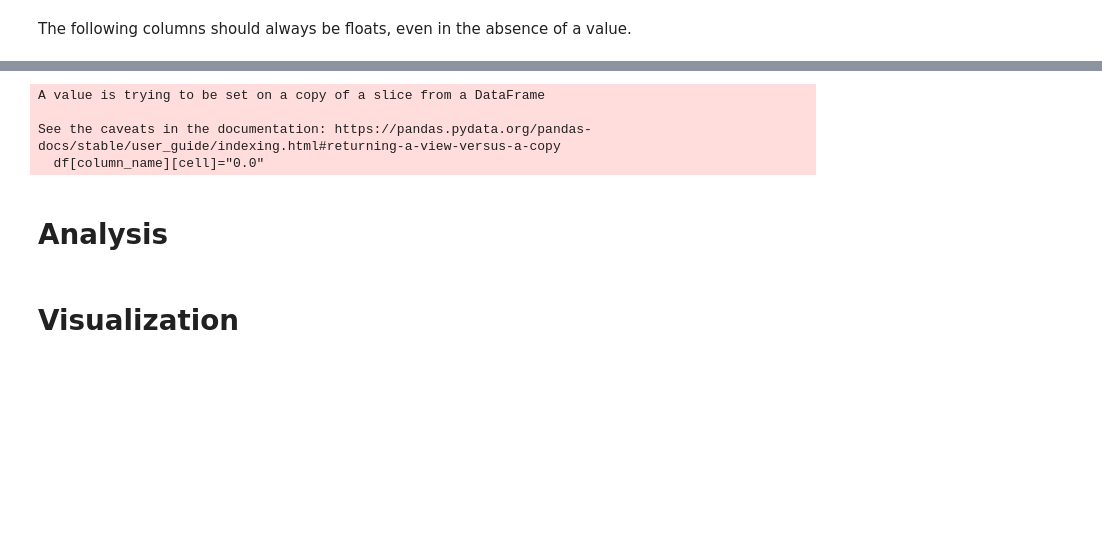
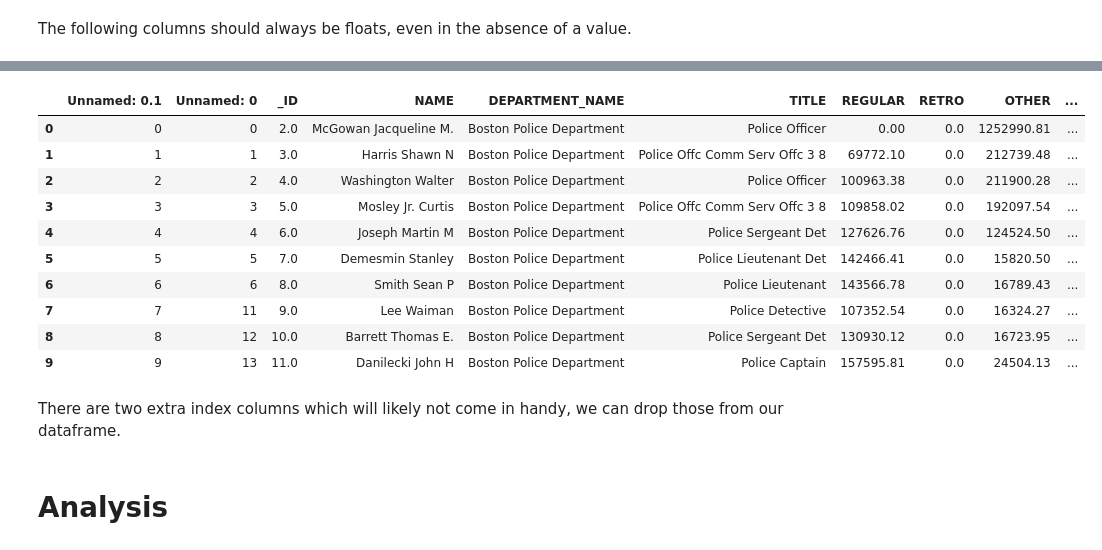
Before and after one commit to atomdog/CBBA, a Jupyter notebook: Final PDF addendum.ipynb, the cells around one changed output, grey strips where cells are left out. Cells and saved outputs as stored; diff of their text form; code cells hidden in the pictures; blank space fills up the shorter version.

Commit message:
deliverable ipynb analysis, data cis spotless

```diff
--- a/Final PDF addendum.ipynb
+++ b/Final PDF addendum.ipynb
@@ -28,7 +28,7 @@ rather than
 ','
 # %%
 
-df = pd.read_csv('deliverable/historical_pay.csv',sep='\t', encoding='utf-8')
+df = pd.read_csv('deliverable/historicalpay.csv',sep='\t', encoding='utf-8')
 df.head(10)
 # %% [output]
 |  | Unnamed: 0.1 | Unnamed: 0 | _ID | NAME | DEPARTMENT_NAME | TITLE | REGULAR | RETRO | OTHER | ... |
@@ -59,21 +67,20 @@ numeric_columns = [  'REGULAR',
 # %%
+
 for column_name in numeric_columns:
-    df[column_name]=df[column_name].astype(str)
-    df[column_name] = df[column_name].str.replace(" ","")
-    df[column_name] = df[column_name].str.replace("None","0.0")
-    #df[column_name]=pd.to_numeric(df[column_name], downcast='float')
-    #df=df[df[column_name].str.contains('[a-zA-Z]')  == False]
-
-    for cell in range(0, len(df[column_name])):
-        if("." not in df[column_name][cell] or "" not in df[column_name][cell]):
-            df[column_name][cell]="0.0"
-
-    df[column_name]=pd.to_numeric(df[column_name], downcast='float')
+    df[column_name] = pd.to_numeric(df[column_name], errors='ignore')
     df[column_name]=df[column_name].astype(float)
-df.head()
-df.to_csv("cleaned.csv", sep='\t', encoding='utf-8')
+df.head(10)
 # %% [output]
-A value is trying to be set on a copy of a slice from a DataFrame
-
-See the caveats in the documentation: https://pandas.pydata.org/pandas-docs/stable/user_guide/indexing.html#returning-a-view-versus-a-copy
-  df[column_name][cell]="0.0"
+|  | Unnamed: 0.1 | Unnamed: 0 | _ID | NAME | DEPARTMENT_NAME | TITLE | REGULAR | RETRO | OTHER | ... |
+| 0 | 0 | 0 | 2.0 | McGowan Jacqueline M. | Boston Police Department | Police Officer | 0.00 | 0.0 | 1252990.81 | ... |
+| 1 | 1 | 1 | 3.0 | Harris Shawn N | Boston Police Department | Police Offc Comm Serv Offc 3 8 | 69772.10 | 0.0 | 212739.48 | ... |
+| 2 | 2 | 2 | 4.0 | Washington Walter | Boston Police Department | Police Officer | 100963.38 | 0.0 | 211900.28 | ... |
+| 3 | 3 | 3 | 5.0 | Mosley Jr. Curtis | Boston Police Department | Police Offc Comm Serv Offc 3 8 | 109858.02 | 0.0 | 192097.54 | ... |
+| 4 | 4 | 4 | 6.0 | Joseph Martin M | Boston Police Department | Police Sergeant Det | 127626.76 | 0.0 | 124524.50 | ... |
+| 5 | 5 | 5 | 7.0 | Demesmin Stanley | Boston Police Department | Police Lieutenant Det | 142466.41 | 0.0 | 15820.50 | ... |
+| 6 | 6 | 6 | 8.0 | Smith Sean P | Boston Police Department | Police Lieutenant | 143566.78 | 0.0 | 16789.43 | ... |
+| 7 | 7 | 11 | 9.0 | Lee Waiman | Boston Police Department | Police Detective | 107352.54 | 0.0 | 16324.27 | ... |
+| 8 | 8 | 12 | 10.0 | Barrett Thomas E. | Boston Police Department | Police Sergeant Det | 130930.12 | 0.0 | 16723.95 | ... |
+| 9 | 9 | 13 | 11.0 | Danilecki John H | Boston Police Department | Police Captain | 157595.81 | 0.0 | 24504.13 | ... |
+# %% [markdown]
+There are two extra index columns which will likely not come in handy, we can drop those from our dataframe.
@@ -80,4 +91,2 @@ See the caveats in the documentation: https://pandas.pydata.org/pandas-docs/stab
 # %% [markdown]
 # Analysis
-# %% [markdown]
-# Visualization
```
Also changed, not shown: parts of 26 cells of this notebook, 3 other files.
